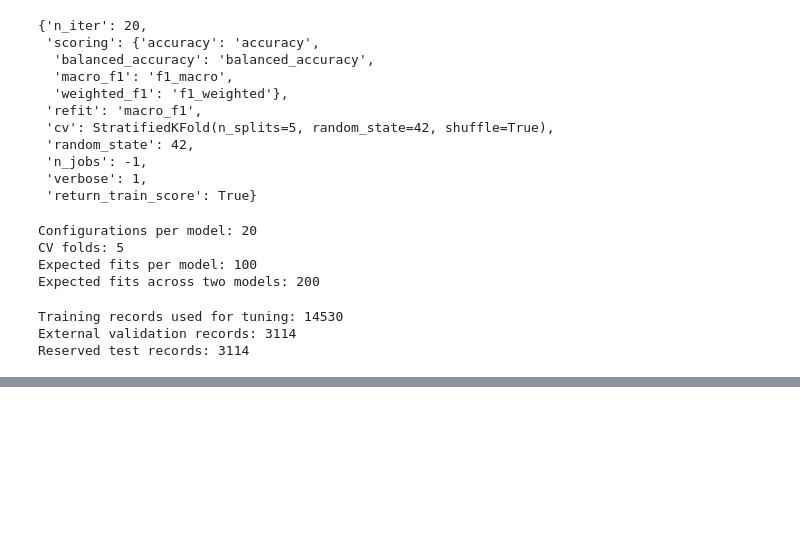
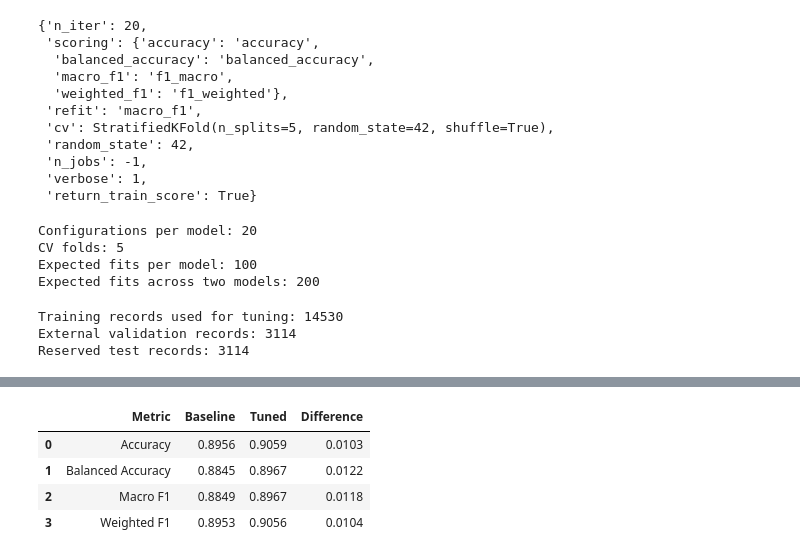
Before and after one commit to SMCodeX7/Obesity-Risk-Intelligence-System, a Jupyter notebook: notebooks/05_model_tuning.ipynb, the cells around one changed output, grey strips where cells are left out. Saved outputs shown, nothing was run; the diff lists cells and outputs as text; code cells hidden in the pictures; blank space fills up the shorter version.

```diff
--- a/notebooks/05_model_tuning.ipynb
+++ b/notebooks/05_model_tuning.ipynb
@@ -811,0 +1199,12 @@ assert len(X_test) == 3114
+# %%
+tuned_random_forest_validation_result = (
+    calculate_classification_metrics(
+        model_name="Tuned Random Forest",
+        y_true=y_validation,
+        y_pred=(
+            tuned_random_forest_validation_predictions
+        ),
+    )
+)
+
+tuned_random_forest_validation_result
@@ -811,0 +1217,66 @@ assert len(X_test) == 3114
+# %%
+random_forest_baseline_row = (
+    baseline_results_lookup.loc[
+        "Random Forest"
+    ]
+)
+
+random_forest_tuning_comparison_df = (
+    pd.DataFrame(
+        {
+            "Metric": [
+                "Accuracy",
+                "Balanced Accuracy",
+                "Macro F1",
+                "Weighted F1",
+            ],
+            "Baseline": [
+                random_forest_baseline_row[
+                    "Accuracy"
+                ],
+                random_forest_baseline_row[
+                    "Balanced Accuracy"
+                ],
+                random_forest_baseline_row[
+                    "Macro F1"
+                ],
+                random_forest_baseline_row[
+                    "Weighted F1"
+                ],
+            ],
+            "Tuned": [
+                tuned_random_forest_validation_result[
+                    "Accuracy"
+                ],
+                tuned_random_forest_validation_result[
+                    "Balanced Accuracy"
+                ],
+                tuned_random_forest_validation_result[
+                    "Macro F1"
+                ],
+                tuned_random_forest_validation_result[
+                    "Weighted F1"
+                ],
+            ],
+        }
+    )
+)
+
+random_forest_tuning_comparison_df[
+    "Difference"
+] = (
+    random_forest_tuning_comparison_df[
+        "Tuned"
+    ]
+    - random_forest_tuning_comparison_df[
+        "Baseline"
+    ]
+)
+
+random_forest_tuning_comparison_df.round(4)
+# %% [output]
+|  | Metric | Baseline | Tuned | Difference |
+| 0 | Accuracy | 0.8956 | 0.9059 | 0.0103 |
+| 1 | Balanced Accuracy | 0.8845 | 0.8967 | 0.0122 |
+| 2 | Macro F1 | 0.8849 | 0.8967 | 0.0118 |
+| 3 | Weighted F1 | 0.8953 | 0.9056 | 0.0104 |
```
Also changed, not shown: parts of 21 cells of this notebook, 1 other file.
